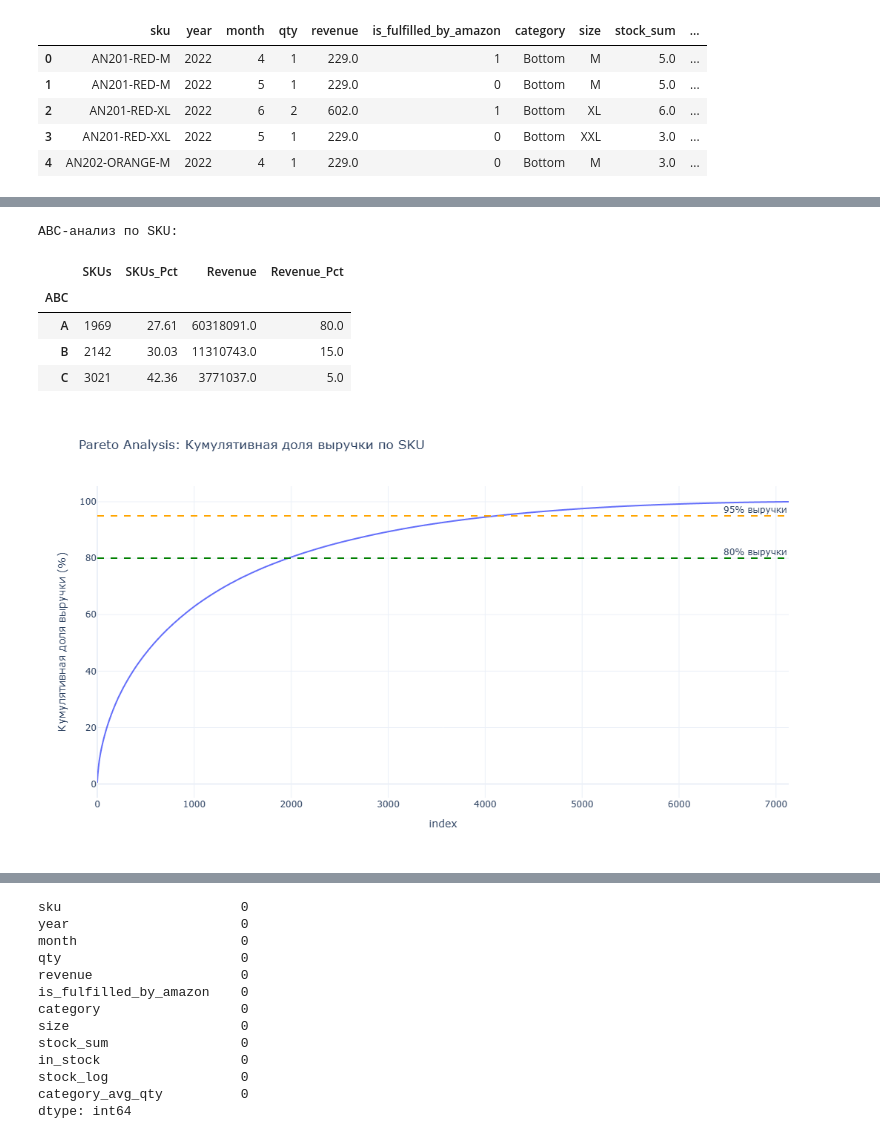
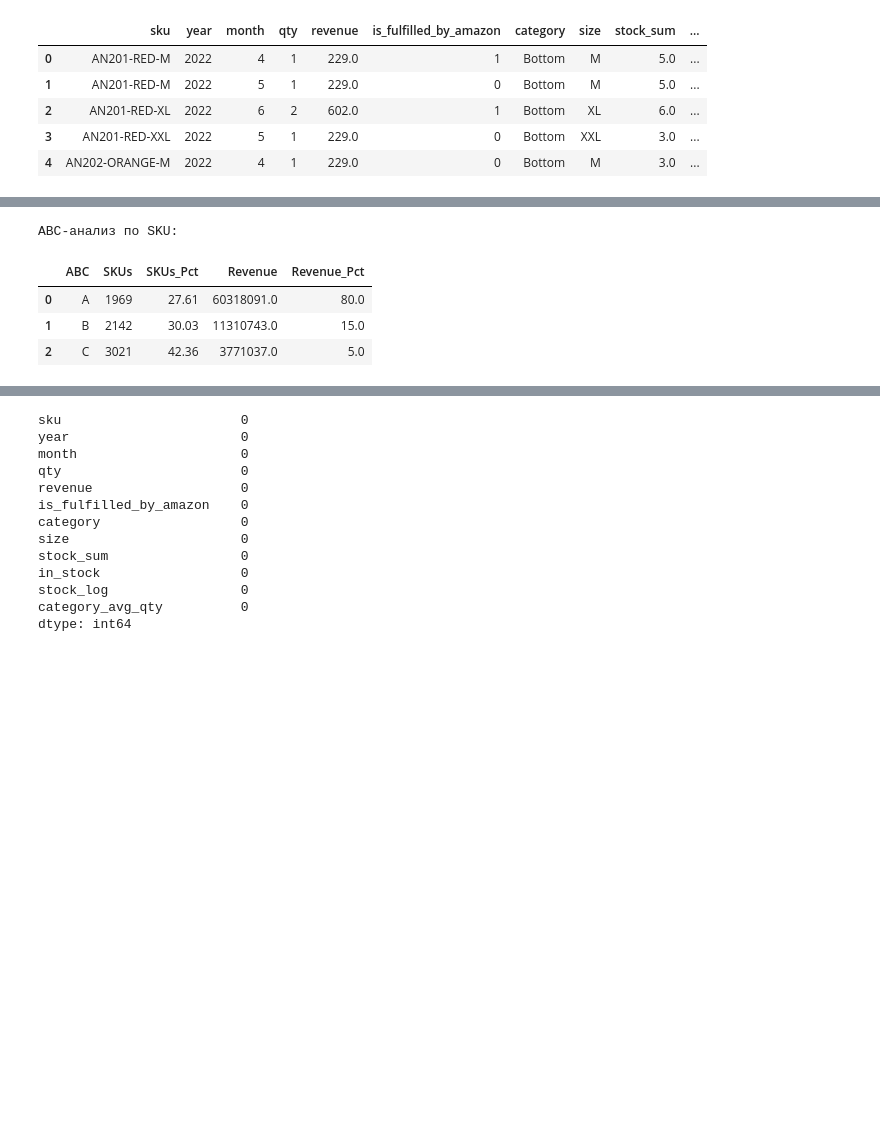
Before and after one commit to temakiselevv/ecommerce-analytics, a Jupyter notebook: notebooks/05_eda.ipynb, the cells around one changed output, grey strips where cells are left out. Cells and saved outputs as stored; diff of their text form; code cells hidden in the pictures; blank space fills up the shorter version.

```diff
--- a/notebooks/05_eda.ipynb
+++ b/notebooks/05_eda.ipynb
@@ -125,5 +208,8 @@ Name: qty_mean, dtype: float64
 # %%
 # ABC-анализ по SKU
+
+abc_figs = {}
+abc_tables = {}
 
 top_sku = (
     df.groupby('sku', observed=True)['revenue']
@@ -135,39 +221,41 @@ top_sku = (
 top_sku['cum_share'] = top_sku['revenue'].cumsum() / top_sku['revenue'].sum()
 top_sku['cum_share_pct'] = top_sku['cum_share'] * 100
 
 top_sku['ABC'] = pd.cut(
     top_sku['cum_share'],
     bins=[0, 0.80, 0.95, 1.0],
     labels=['A', 'B', 'C'],
     include_lowest=True
 )
 
 abc_summary = top_sku.groupby('ABC', observed=True).agg(
     SKUs=('sku', 'count'),
     SKUs_Pct=('sku', lambda x: x.count()/len(top_sku)*100),
     Revenue=('revenue', 'sum'),
     Revenue_Pct=('revenue', lambda x: x.sum()/top_sku['revenue'].sum()*100)
-).round(2)
+).round(2).reset_index()
+
+abc_tables['ABC-анализ по SKU'] = abc_summary
 
 print("ABC-анализ по SKU:")
 display(abc_summary)
 
 fig = px.line(top_sku, x=top_sku.index, y='cum_share_pct',
               title='Pareto Analysis: Кумулятивная доля выручки по SKU',
               labels={'x': 'Количество SKU (по убыванию выручки)',
                       'cum_share_pct': 'Кумулятивная доля выручки (%)'})
 
 fig.add_hline(y=80, line_dash="dash", line_color="green", annotation_text="80% выручки")
 fig.add_hline(y=95, line_dash="dash", line_color="orange", annotation_text="95% выручки")
 fig.update_layout(height=600, template="plotly_white")
+
+abc_figs['Pareto Analysis'] = fig
 fig.show()
 # %% [output]
 ABC-анализ по SKU:
-|  | SKUs | SKUs_Pct | Revenue | Revenue_Pct |
-| ABC |  |  |  |  |
-| A | 1969 | 27.61 | 60318091.0 | 80.0 |
-| B | 2142 | 30.03 | 11310743.0 | 15.0 |
-| C | 3021 | 42.36 | 3771037.0 | 5.0 |
+|  | ABC | SKUs | SKUs_Pct | Revenue | Revenue_Pct |
+| 0 | A | 1969 | 27.61 | 60318091.0 | 80.0 |
+| 1 | B | 2142 | 30.03 | 11310743.0 | 15.0 |
+| 2 | C | 3021 | 42.36 | 3771037.0 | 5.0 |
-[figure, removed]
 # %%
 # ABC-анализ по Category
```
Also changed, not shown: parts of 13 cells of this notebook, 2 other files.
